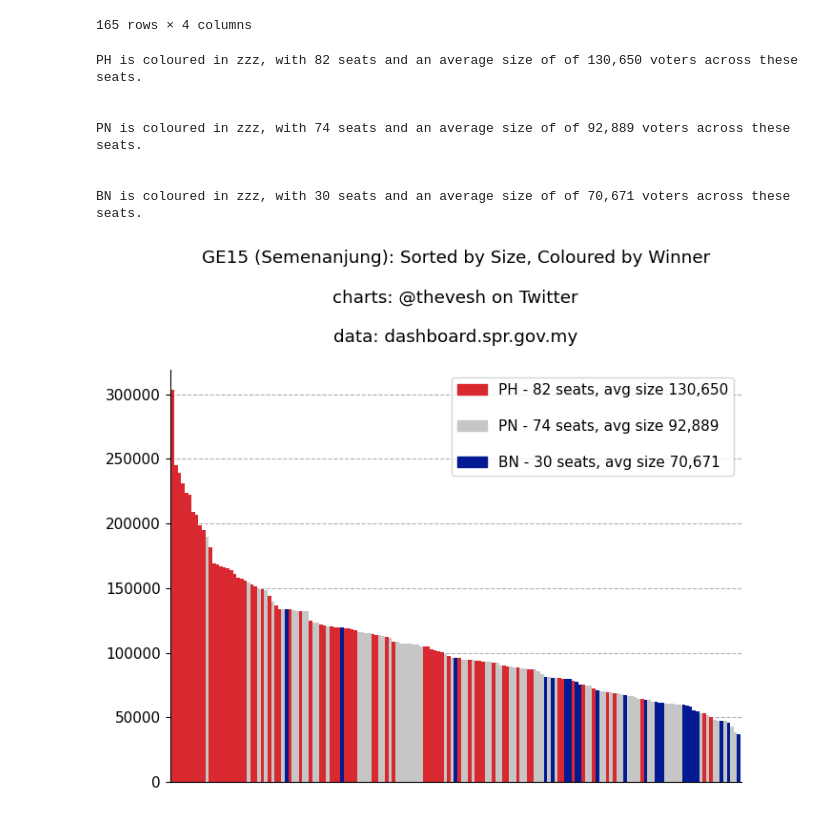
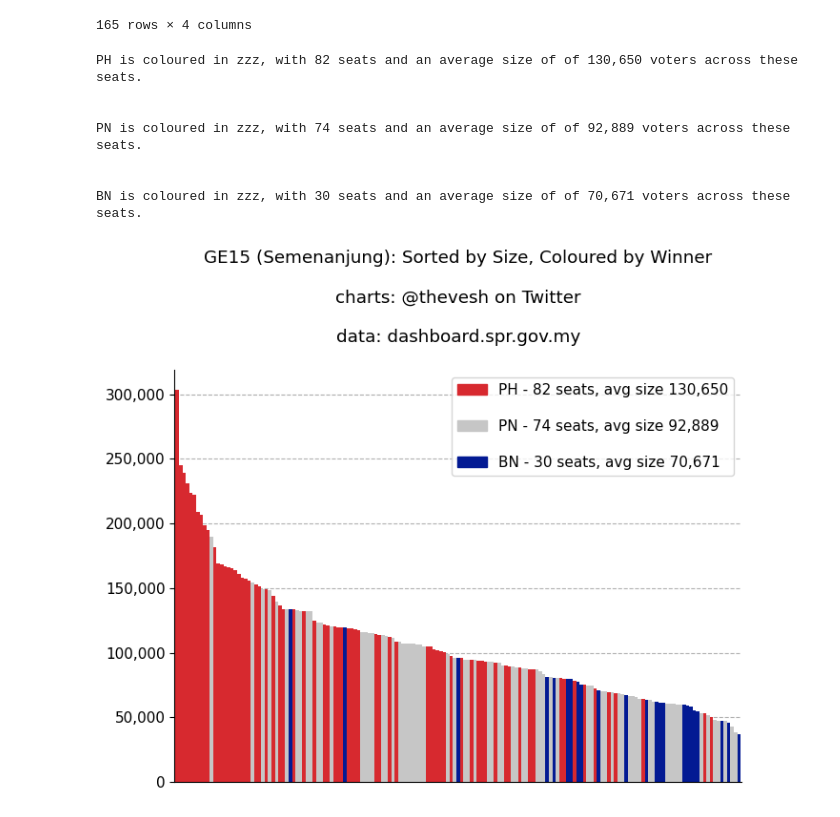
Before and after one commit to Thevesh/analysis-election-msia, a Jupyter notebook: chart_winner_seatsize.ipynb, the cells around one changed output. Cells and saved outputs as stored; diff of their text form; code cells hidden in the pictures.

Commit message:
chart: seatsize with winners

```diff
--- a/chart_winner_seatsize.ipynb
+++ b/chart_winner_seatsize.ipynb
@@ -44,6 +44,7 @@ df
 # %%
 import matplotlib.pyplot as plt
 import matplotlib.patches as mpatches
+import matplotlib.ticker as tkr
 
 party_color = { # colors from SPR dashboard
     'PAKATAN HARAPAN (PH)':'#d7292f',
@@ -64,31 +65,32 @@ plt.rcParams.update({'font.size': 11,
                      'grid.linestyle': 'dashed'})
 plt.rcParams["figure.figsize"] = [7,6]
 plt.rcParams["figure.autolayout"] = True
 fig, ax = plt.subplots()
 
 df.plot(kind='bar', width=1, y='voters', edgecolor='black', lw=0, color=df.color.tolist(), ax=ax)
 ax.set_title(f'GE15 (Semenanjung): Sorted by Size, Coloured by Winner\n\ncharts: @thevesh on Twitter\n\ndata: dashboard.spr.gov.my\n')
 ax.spines['top'].set_visible(False)
 ax.spines['right'].set_visible(False)
 ax.yaxis.grid(True)
+ax.get_yaxis().set_major_formatter(tkr.FuncFormatter(lambda x, p: format(int(x), ',')))
 ax.set_ylabel('')
 ax.axes.get_xaxis().set_visible(False)
 ax.set_axisbelow(True)
 
 patches = [mpatches.Patch(color=party_color[p], label=f'{p[-3:-1]} - {n_seats[p]} seats, avg size {n_voters["voters"][p]:,.0f}') for p in list(party_color.keys())[:3]]
 ax.legend(handles=patches,labelspacing = 1.5)
 
 # ALT text
 for p in list(party_color.keys())[:3]:
     print(f"""
 {p[-3:-1]} is coloured in zzz, with {n_seats[p]} seats and an average size of of {n_voters["voters"][p]:,.0f} voters across these seats.
 """)
 # %% [output]
 PH is coloured in zzz, with 82 seats and an average size of of 130,650 voters across these seats.
 
 
 PN is coloured in zzz, with 74 seats and an average size of of 92,889 voters across these seats.
 
 
 BN is coloured in zzz, with 30 seats and an average size of of 70,671 voters across these seats.
-[figure, old version]
+[figure, new version]
```
